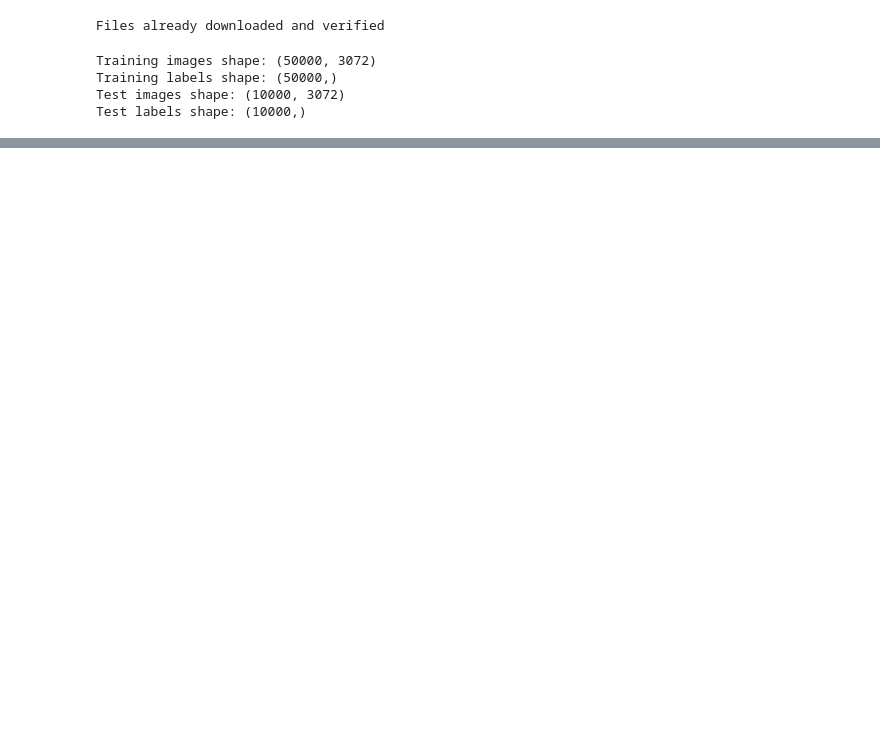
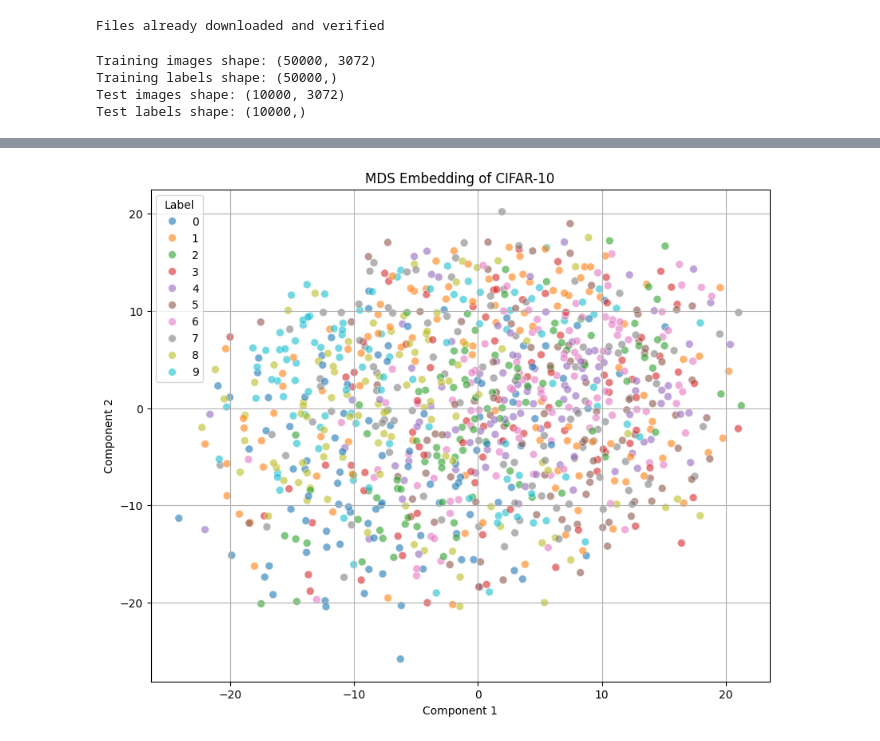
Before and after one commit to DataScienceAndEngineering/hw5-problem-1-2d-embedding-of-the-cifar-10-artjolamelii, a Jupyter notebook: dsei2100s24hw5p1.ipynb, the cells around one changed output, grey strips where cells are left out. Saved outputs shown, nothing was run; the diff lists cells and outputs as text; code cells hidden in the pictures; blank space fills up the shorter version.

```diff
--- a/dsei2100s24hw5p1.ipynb
+++ b/dsei2100s24hw5p1.ipynb
@@ -88,0 +145,7 @@ Test labels shape: (10000,)
+# %%
+# Multidimensional Scaling(MDS)
+mds = MDS(n_components=2)
+X_mds = mds.fit_transform(subset_images)
+plot_embedding(X_mds, subset_labels, 'MDS Embedding of CIFAR-10')
+# %% [output]
+[figure, added]
```
Also changed, not shown: parts of 10 cells of this notebook.
